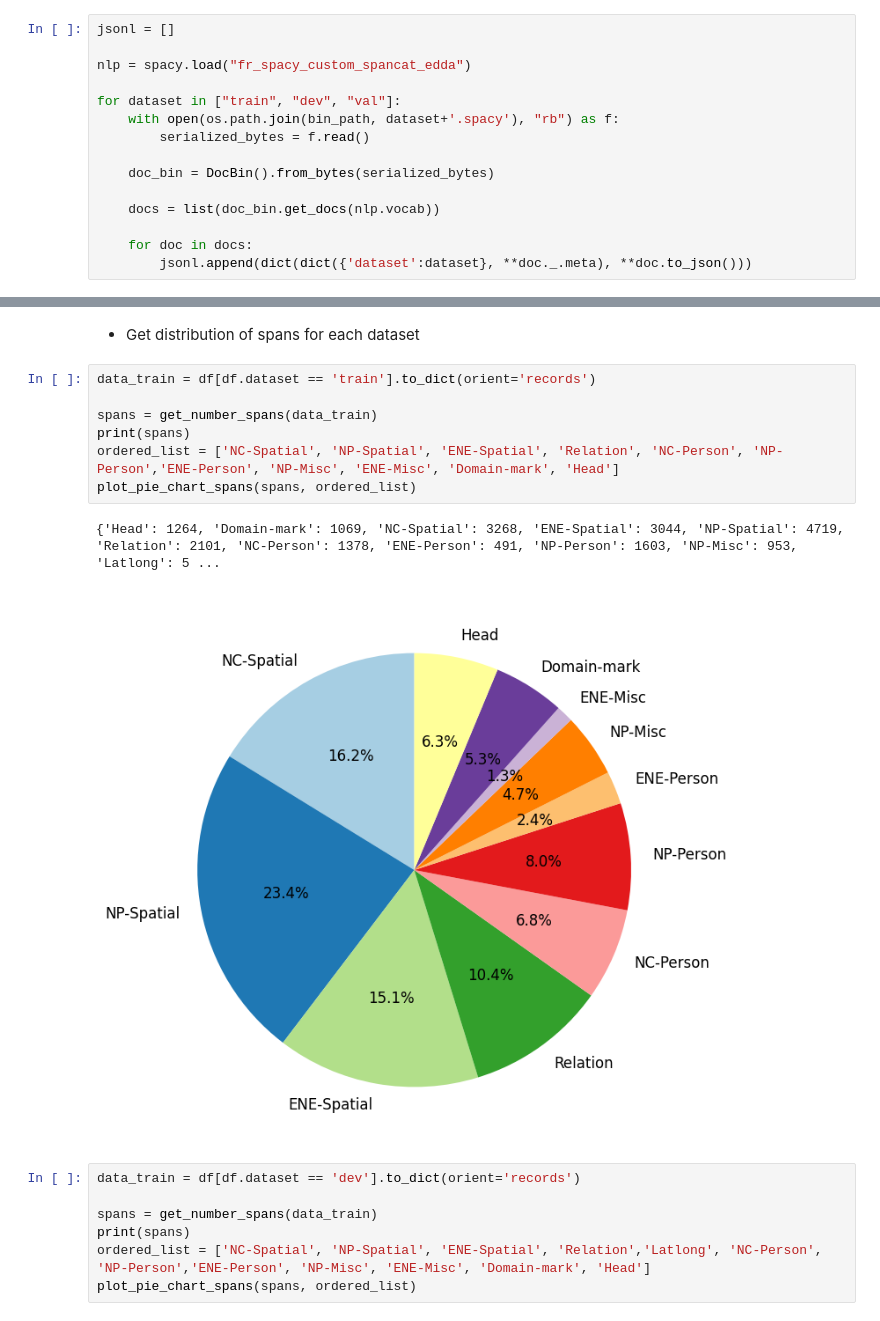
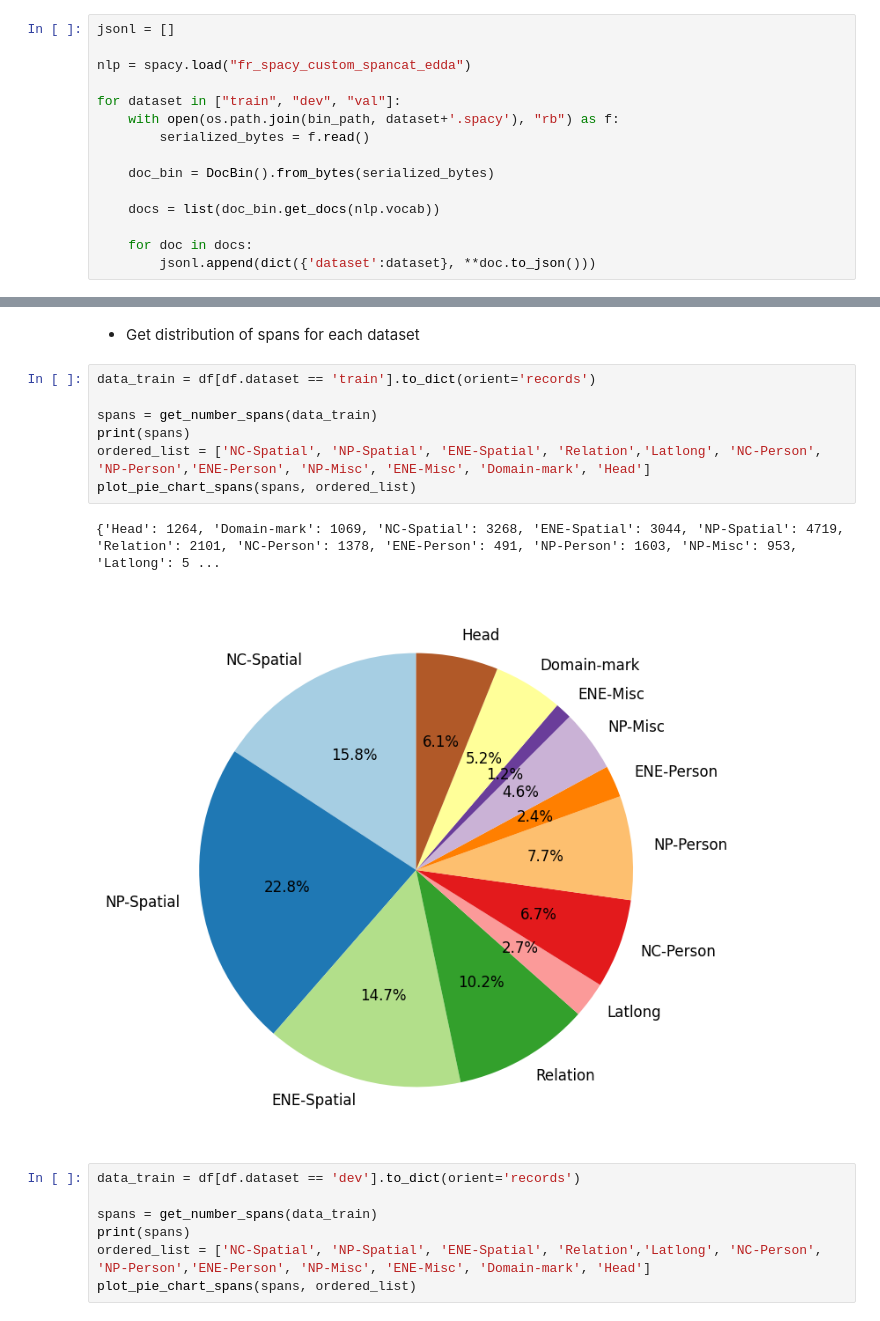
Before and after one commit to GEODE-project/ner-spancat-edda, a Jupyter notebook: docbins_exploration.ipynb, the cells around one changed output, grey strips where cells are left out. Saved outputs shown, nothing was run; the diff lists cells and outputs as text.

```diff
--- a/docbins_exploration.ipynb
+++ b/docbins_exploration.ipynb
@@ -26,7 +26,7 @@ for dataset in ["train", "dev", "val"]:
     docs = list(doc_bin.get_docs(nlp.vocab))
 
     for doc in docs:
-        jsonl.append(dict(dict({'dataset':dataset}, **doc._.meta), **doc.to_json()))
+        jsonl.append(dict({'dataset':dataset}, **doc.to_json()))
 # %% [markdown]
 * The meta entry from the jsonl file has not been stored in the serialized bytes format. For a more detailed exploration see notebook `jsonl_exploration.ipynb`
 # %%
@@ -94,13 +94,13 @@ def plot_pie_chart_spans(spans, ordered_list=None):
 # %%
 data_train = df[df.dataset == 'train'].to_dict(orient='records')
 
 spans = get_number_spans(data_train)
 print(spans)
-ordered_list = ['NC-Spatial', 'NP-Spatial', 'ENE-Spatial', 'Relation', 'NC-Person', 'NP-Person','ENE-Person', 'NP-Misc', 'ENE-Misc', 'Domain-mark', 'Head']
+ordered_list = ['NC-Spatial', 'NP-Spatial', 'ENE-Spatial', 'Relation','Latlong', 'NC-Person', 'NP-Person','ENE-Person', 'NP-Misc', 'ENE-Misc', 'Domain-mark', 'Head']
 plot_pie_chart_spans(spans, ordered_list)
 # %% [output]
 {'Head': 1264, 'Domain-mark': 1069, 'NC-Spatial': 3268, 'ENE-Spatial': 3044, 'NP-Spatial': 4719, 'Relation': 2101, 'NC-Person': 1378, 'ENE-Person': 491, 'NP-Person': 1603, 'NP-Misc': 953, 'Latlong': 5 ...
-[figure, old version]
+[figure, new version]
 # %%
 data_train = df[df.dataset == 'dev'].to_dict(orient='records')
 
```
